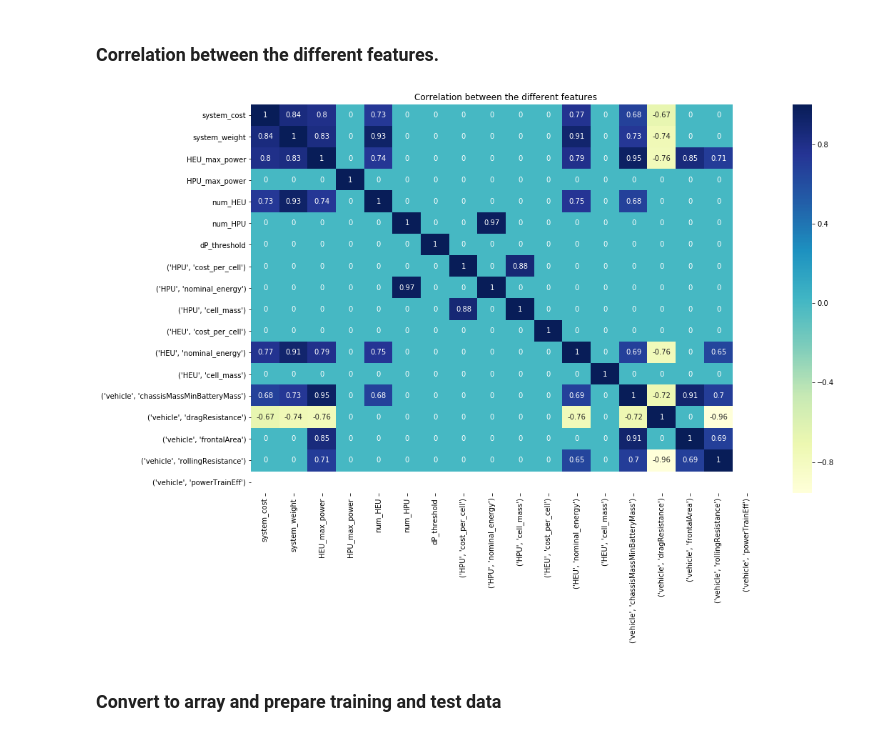
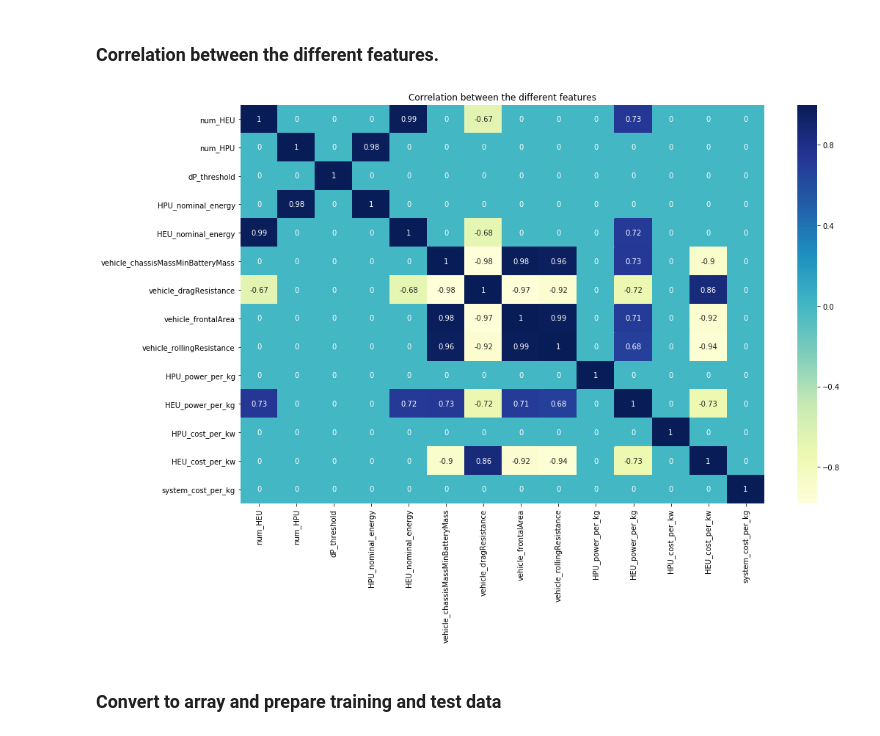
Before and after one commit to minzhou1003/electra-vehicle-range-prediction, a Jupyter notebook: vehicle_range_prediction.ipynb, the cells around one changed output. Drawn from its saved outputs; the diff is of its cells as text; code cells hidden in the pictures.

```diff
--- a/vehicle_range_prediction.ipynb
+++ b/vehicle_range_prediction.ipynb
@@ -113,0 +113,5 @@ feature_df.T
+# %%
+feature_name_list = features.columns.values.tolist()
+feature_name_list = [re.sub(r'[^\w\s]','',str(name).replace(' ', '_')) for name in feature_name_list]
+features.columns = feature_name_list
+feature_name_list
@@ -113,0 +140,11 @@ feature_df.T
+# %%
+features['system_cost_per_kg'] = features['system_cost']/features['system_weight']
+# %%
+features['HPU_power_per_kg'] = features['HPU_max_power']/features['HPU_cell_mass']
+features['HEU_power_per_kg'] = features['HEU_max_power']/features['HEU_cell_mass']
+features['HPU_cost_per_kw'] = features['HPU_cost_per_cell']/features['HPU_max_power']
+features['HEU_cost_per_kw'] = features['HEU_cost_per_cell']/features['HEU_max_power']
+# %%
+new_features = features.drop(['system_cost', 'system_weight', 'HPU_max_power', 'HPU_cell_mass',
+               'HEU_cell_mass', 'HPU_cost_per_cell',
+               'HEU_cost_per_cell', 'HEU_max_power', 'vehicle_powerTrainEff'], axis=1)
@@ -114,18 +190,17 @@ feature_df.T
 # %% [markdown]
 ### Correlation between the different features.
 # %%
-input_df = feature_df.T.drop(['system_range'], axis=1)
+input_df = new_features.drop(['system_range'], axis=1)
 pd.options.display.float_format = '{:,.4f}'.format
 df = input_df.astype('float64')
 corr = df.corr()
 corr[np.abs(corr) < 0.65] = 0
 plt.figure(figsize=(16,10))
 plt.title('Correlation between the different features')
 sns.heatmap(corr, annot=True, cmap='YlGnBu')
-# plt.savefig('corr.png')
-plt.savefig('corr_above65.png')
+plt.savefig('corr_above65.png', bbox_inches='tight')
 plt.show()
 # %% [output]
-[figure, old version]
+[figure, new version]
 # %% [markdown]
 ### Convert to array and prepare training and test data
```
Also changed, not shown: parts of 60 cells of this notebook.
